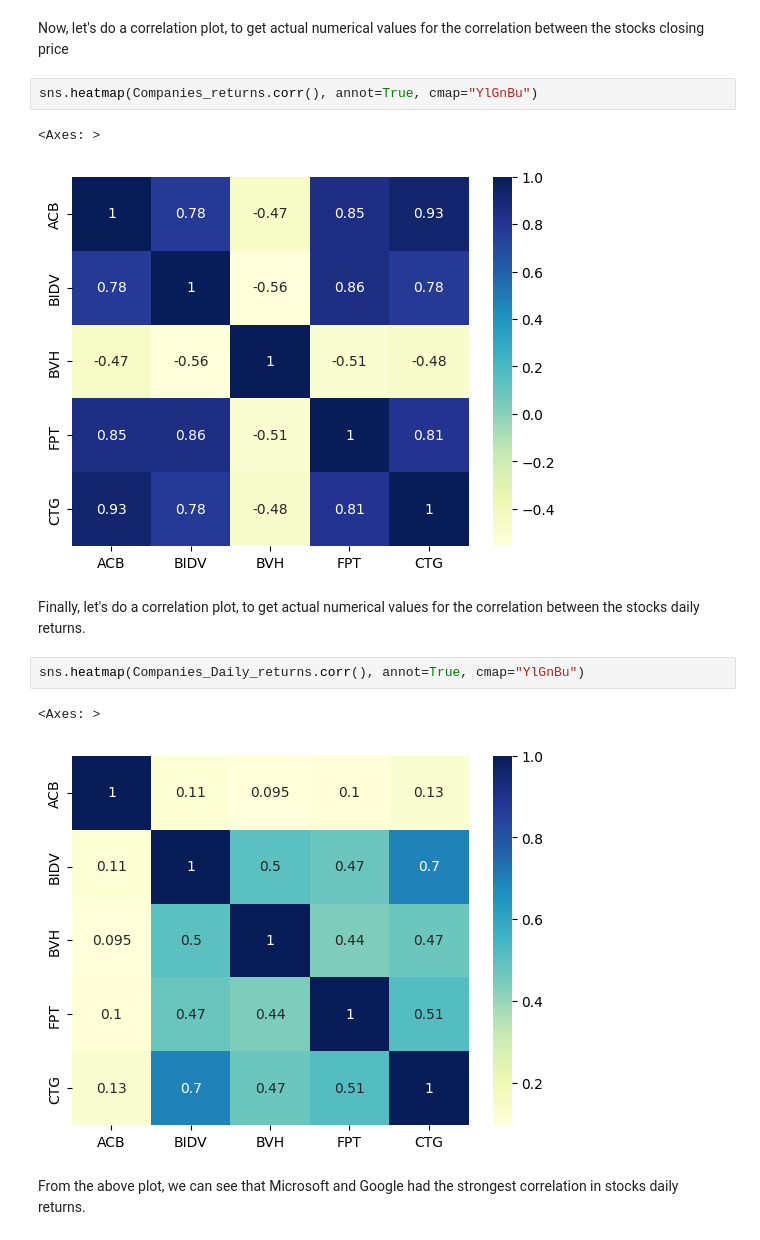
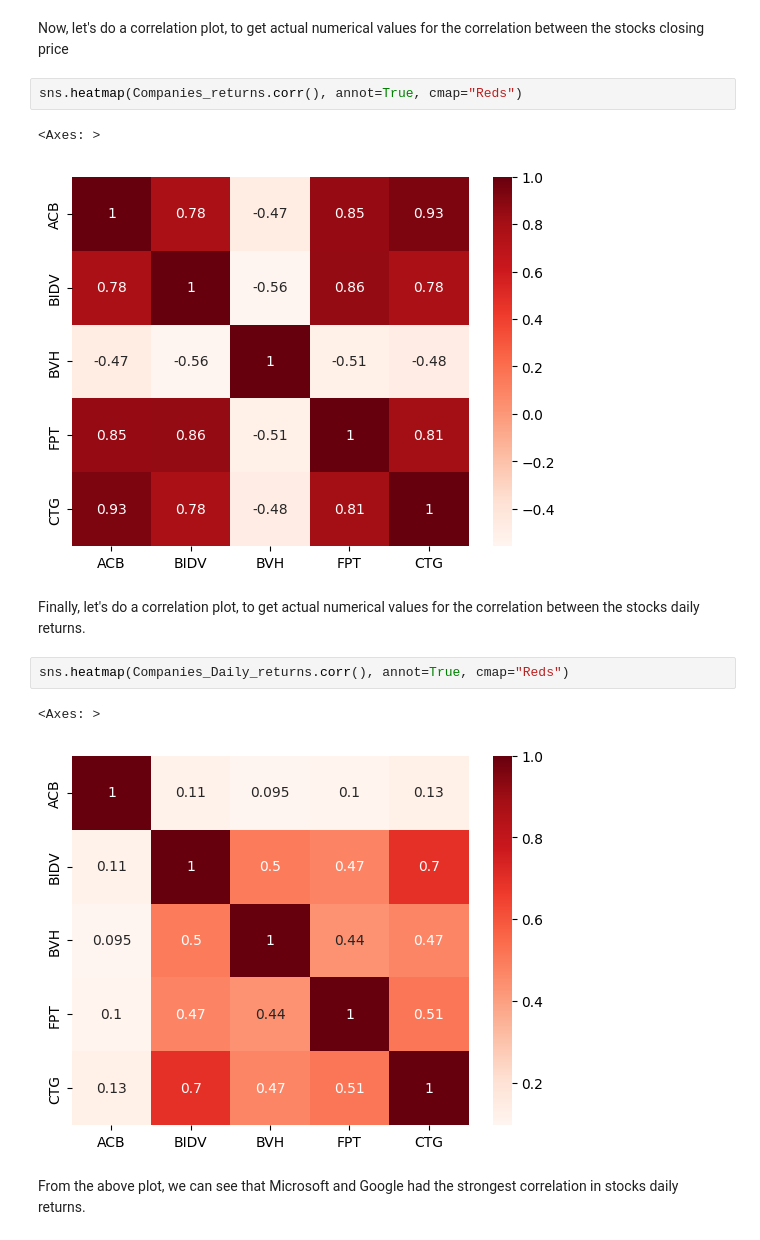
Before and after one commit to abuhmhai/Stock-Price-Prediction-X, a Jupyter notebook: Data_Preprocessing_And_EDA.ipynb, the cells around one changed output. Drawn from its saved outputs; the diff is of its cells as text.

```diff
--- a/Data_Preprocessing_And_EDA.ipynb
+++ b/Data_Preprocessing_And_EDA.ipynb
@@ -454,17 +453,17 @@ Companies_Daily_returns.head()
 # %% [markdown]
 Now, let's do a correlation plot, to get actual numerical values for the correlation between the stocks closing price
 # %%
-sns.heatmap(Companies_returns.corr(), annot=True, cmap="YlGnBu")
+sns.heatmap(Companies_returns.corr(), annot=True, cmap="Reds")
 # %% [output]
 <Axes: >
-[figure, old version]
+[figure, new version]
 # %% [markdown]
 Finally, let's do a correlation plot, to get actual numerical values for the correlation between the stocks daily returns.
 # %%
-sns.heatmap(Companies_Daily_returns.corr(), annot=True, cmap="YlGnBu")
+sns.heatmap(Companies_Daily_returns.corr(), annot=True, cmap="Reds")
 # %% [output]
 <Axes: >
-[figure, old version]
+[figure, new version]
 # %% [markdown]
 From the above plot, we can see that Microsoft and Google had the strongest correlation in stocks daily returns.
 # %% [markdown]
```
Also changed, not shown: parts of 6 cells of this notebook, 4 other files.
